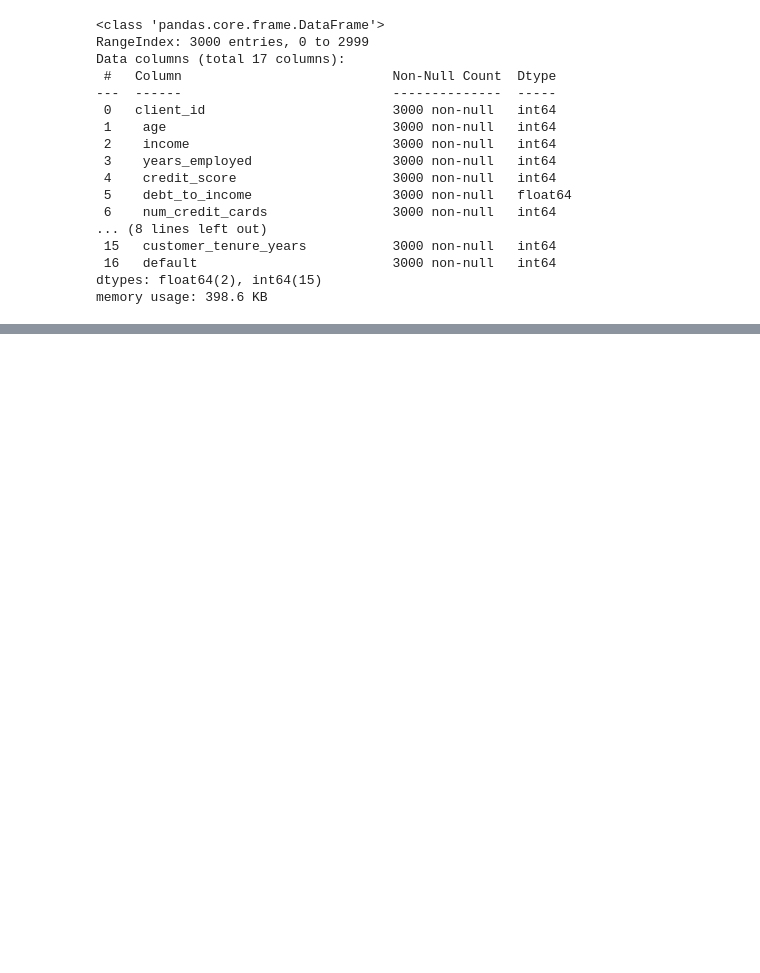
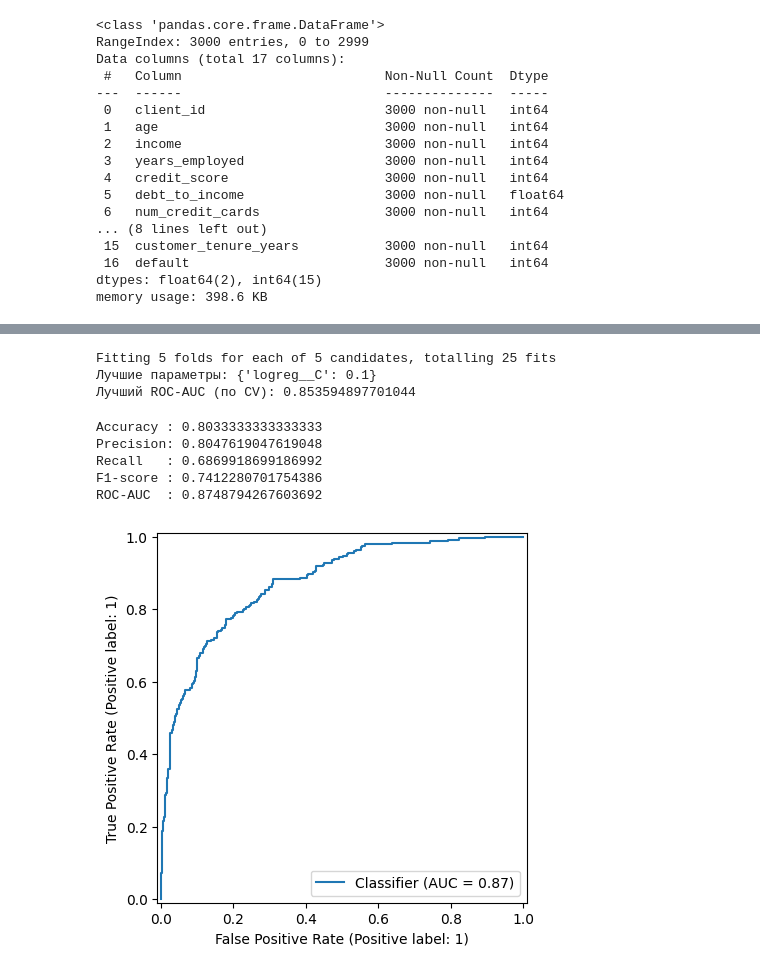
Before and after one commit to ermakinho/a-ermakov, a Jupyter notebook: homeworks/HW05/HW05.ipynb, the cells around one changed output, grey strips where cells are left out. Drawn from its saved outputs; the diff is of its cells as text; code cells hidden in the pictures; blank space fills up the shorter version.

```diff
--- a/homeworks/HW05/HW05.ipynb
+++ b/homeworks/HW05/HW05.ipynb
@@ -93,10 +87,12 @@ X_temp, X_test, y_temp, y_test = train_test_split(
     y,
     test_size=0.2,
     stratify=y,
+    random_state=RANDOM_STATE,
 )
 X_train, X_val, y_train, y_val = train_test_split(
     X_temp,
     y_temp,
     test_size=0.25,
     stratify=y_temp,
+    random_state=RANDOM_STATE,
 )
@@ -102,0 +168,47 @@ X_train, X_val, y_train, y_val = train_test_split(
+# %%
+param_grid = {
+    "logreg__C": [0.01, 0.1, 1.0, 10.0, 100.0],
+}
+
+grid_search = GridSearchCV(
+    estimator=pipe,
+    param_grid=param_grid,
+    scoring="roc_auc",    # можно поменять на f1, recall и т.д.
+    cv=5,
+    n_jobs=-1,
+    verbose=1,
+)
+
+grid_search.fit(X_train, y_train)
+
+print("Лучшие параметры:", grid_search.best_params_)
+print("Лучший ROC-AUC (по CV):", grid_search.best_score_)
+# %% [output]
+Fitting 5 folds for each of 5 candidates, totalling 25 fits
+Лучшие параметры: {'logreg__C': 0.1}
+Лучший ROC-AUC (по CV): 0.853594897701044
+# %%
+best_model = grid_search.best_estimator_
+
+y_test_pred = best_model.predict(X_test)
+y_test_proba = best_model.predict_proba(X_test)[:, 1]
+
+print("Accuracy :", accuracy_score(y_test, y_test_pred))
+print("Precision:", precision_score(y_test, y_test_pred, zero_division=0))
+print("Recall   :", recall_score(y_test, y_test_pred, zero_division=0))
+print("F1-score :", f1_score(y_test, y_test_pred, zero_division=0))
+print("ROC-AUC  :", roc_auc_score(y_test, y_test_proba))
+# %% [output]
+Accuracy : 0.8033333333333333
+Precision: 0.8047619047619048
+Recall   : 0.6869918699186992
+F1-score : 0.7412280701754386
+ROC-AUC  : 0.8748794267603692
+# %%
+RocCurveDisplay.from_predictions(
+    y_test,
+    y_test_proba,
+)
+plt.savefig('figures/RocCurve.png')
+# %% [output]
+[figure, added]
```
Also changed, not shown: parts of 13 cells of this notebook, 3 other files.
